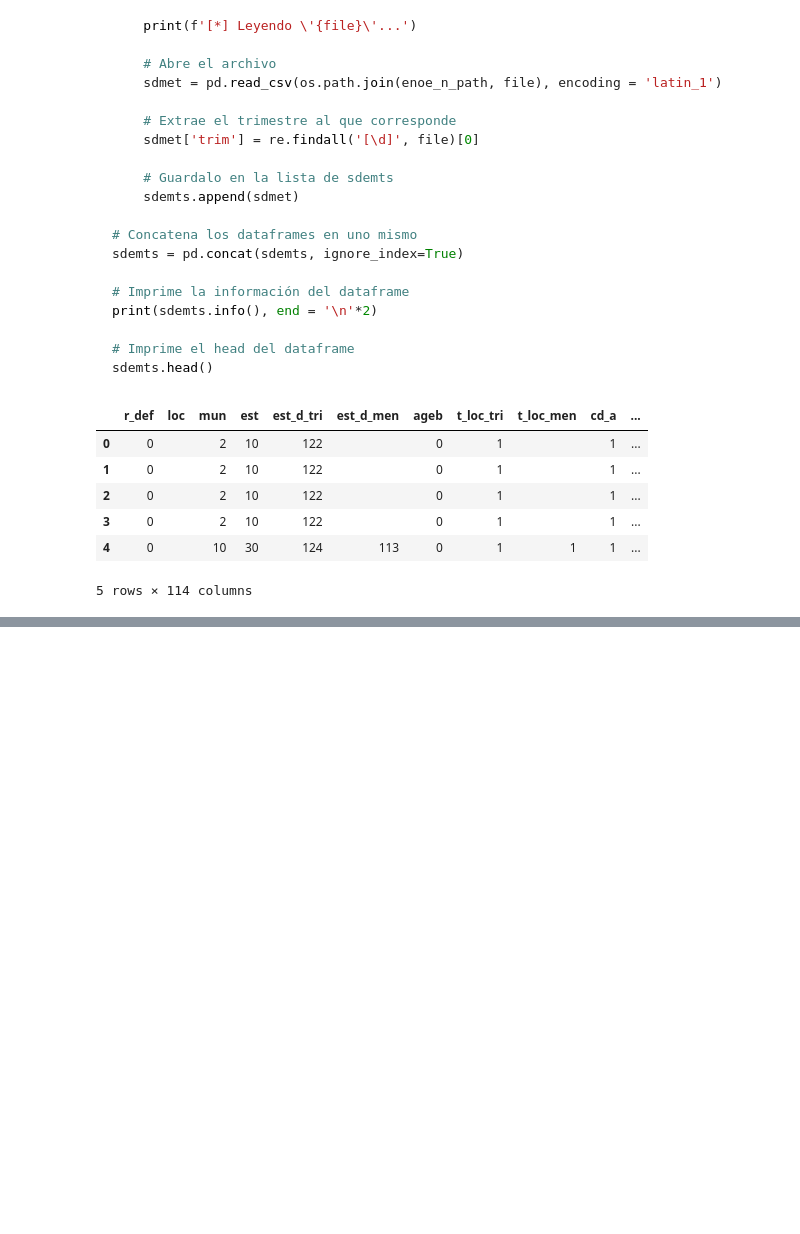
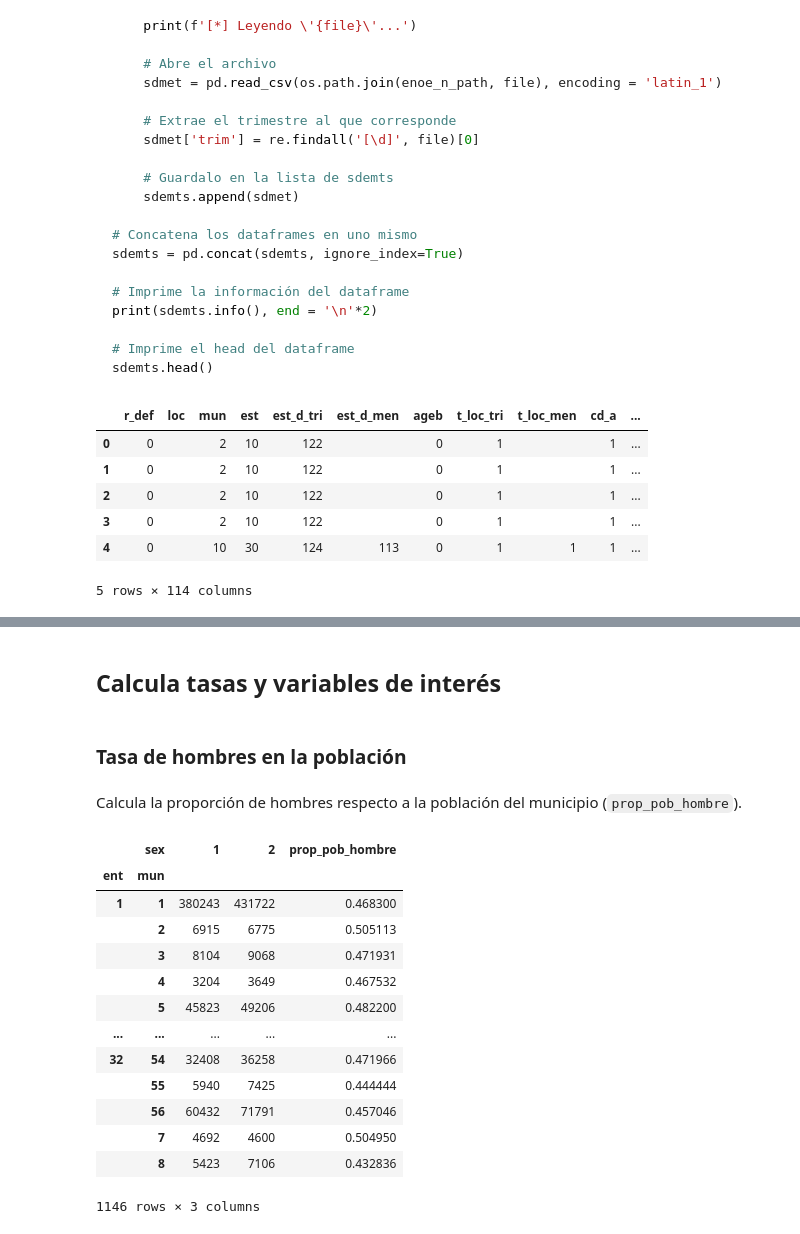
Before and after one commit to system-rowb/Data-Portfolio, a Jupyter notebook: Visualization/GEO_Informalidad_Mexico/GEO_Informalidad_Mexico.ipynb, the cells around one changed output, grey strips where cells are left out. Saved outputs shown, nothing was run; the diff lists cells and outputs as text; code cells hidden in the pictures; blank space fills up the shorter version.

Commit message:
Funciones y desarrollo de variables socioeconomicas de interes

````diff
--- a/Visualization/GEO_Informalidad_Mexico/GEO_Informalidad_Mexico.ipynb
+++ b/Visualization/GEO_Informalidad_Mexico/GEO_Informalidad_Mexico.ipynb
@@ -119,3 +128,6 @@ from zipfile import ZipFile # Zipfile manipulacion
 
 import warnings
 warnings.filterwarnings('ignore')
+# %%
+# Lista para identificar un municipio junto con su entidad federativa
+LOC_INDEX = ['ent', 'mun']
@@ -229,7 +335,9 @@ sdemts.head()
 ```
 # %%
 # Importa el trimestre 1 para recon
-df = pd.read_csv('data/enoe_n_2022/ENOEN_SDEMT122.csv', encoding = 'latin_1')
+df = pd.read_csv('data/enoe_n_2022/ENOEN_SDEMT122.csv', encoding = 'latin_1',
+                 dtype = {'r_def':'str', 'c_res':'str', 'eda':'str', 'sex':'str'}) # Reemplaza el tipo de dato de variables que seran importantes para filtrar
+
 
 df.head()
 # %% [output]
@@ -242,0 +353,6 @@ df.head()
+# %%
+# Haz un query/busqueda con los siguientes filtros
+df = df.query("r_def == '0' and (c_res == '1' or c_res == '3') and (eda >= '15' and eda <= '98') ")
+
+# Muestra el head del dataframe
+df.head()
@@ -242,0 +367,34 @@ df.head()
+# %% [markdown]
+## **Calcula tasas y variables de interés**
+# %% [markdown]
+### **Tasa de hombres en la población**
+# %% [markdown]
+Calcula la proporción de hombres respecto a la población del municipio (`prop_pob_hombre`).
+# %%
+# Calcular la proporcion de hombre-mujer
+# 1 corresponde a hombre; 2 mujer
+prop_sex = df.pivot_table(
+    index = LOC_INDEX,
+    columns = 'sex',
+    values = 'fac_tri',
+    aggfunc = 'sum'
+)
+
+# Proporcion de poblacion hombre
+prop_sex['prop_pob_hombre'] = prop_sex['1'] / prop_sex.sum(axis = 1)
+prop_sex
+# %% [output]
+|  | sex | 1 | 2 | prop_pob_hombre |
+| ent | mun |  |  |  |
+| 1 | 1 | 380243 | 431722 | 0.468300 |
+|  | 2 | 6915 | 6775 | 0.505113 |
+|  | 3 | 8104 | 9068 | 0.471931 |
+|  | 4 | 3204 | 3649 | 0.467532 |
+|  | 5 | 45823 | 49206 | 0.482200 |
+| ... | ... | ... | ... | ... |
+| 32 | 54 | 32408 | 36258 | 0.471966 |
+|  | 55 | 5940 | 7425 | 0.444444 |
+|  | 56 | 60432 | 71791 | 0.457046 |
+|  | 7 | 4692 | 4600 | 0.504950 |
+|  | 8 | 5423 | 7106 | 0.432836 |
+1146 rows × 3 columns
````
Also changed, not shown: parts of 14 cells of this notebook.
